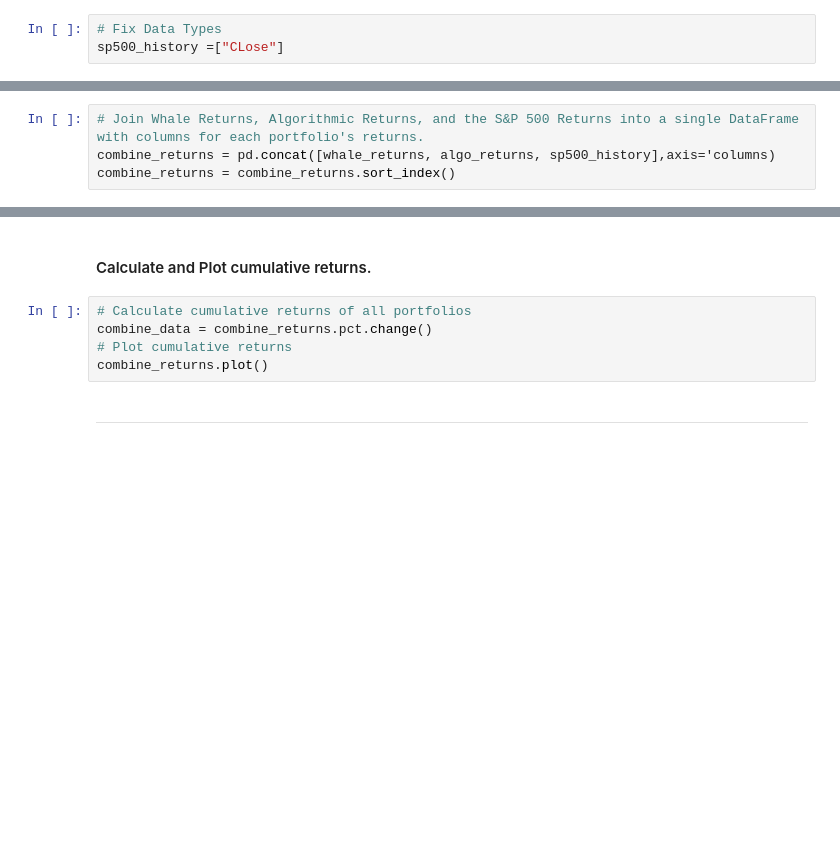
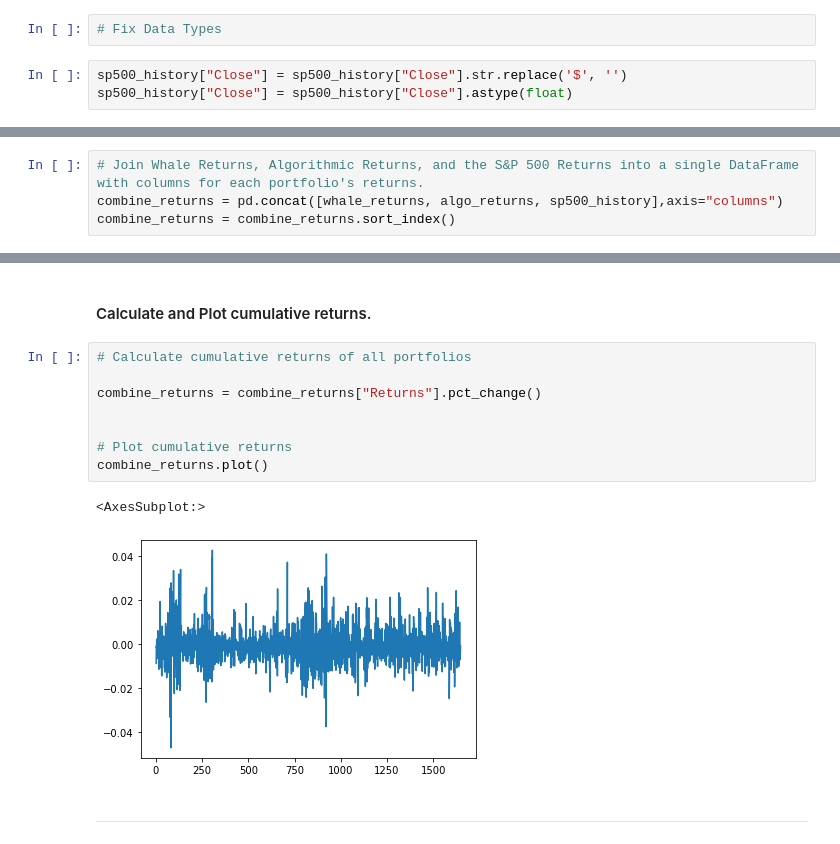
Before and after one commit to JLParsons/S-P_500_Index, a Jupyter notebook: whale_analysis.ipynb, the cells around one changed output, grey strips where cells are left out. Drawn from its saved outputs; the diff is of its cells as text; blank space fills up the shorter version.

```diff
--- a/whale_analysis.ipynb
+++ b/whale_analysis.ipynb
@@ -125,4 +125,6 @@ Close    object
 dtype: object
 # %%
 # Fix Data Types
-sp500_history =["CLose"]
+# %%
+sp500_history["Close"] = sp500_history["Close"].str.replace('$', '')
+sp500_history["Close"] = sp500_history["Close"].astype(float)
@@ -143,7 +214,7 @@ sp500_history
 ## Combine Whale, Algorithmic, and S&P 500 Returns
 # %%
 # Join Whale Returns, Algorithmic Returns, and the S&P 500 Returns into a single DataFrame with columns for each portfolio's returns.
-combine_returns = pd.concat([whale_returns, algo_returns, sp500_history],axis='columns)
+combine_returns = pd.concat([whale_returns, algo_returns, sp500_history],axis="columns")
 combine_returns = combine_returns.sort_index()
 # %% [markdown]
 ---
@@ -162,9 +252,15 @@ sp500_history.plot()
 #### Calculate and Plot cumulative returns.
 # %%
 # Calculate cumulative returns of all portfolios
-combine_data = combine_returns.pct.change()
+
+combine_returns = combine_returns["Returns"].pct_change()
+
+
 # Plot cumulative returns
 combine_returns.plot()
+# %% [output]
+<AxesSubplot:>
+[figure, added]
 # %% [markdown]
 ---
 # %% [markdown]
```
Also changed, not shown: parts of 13 cells of this notebook.
